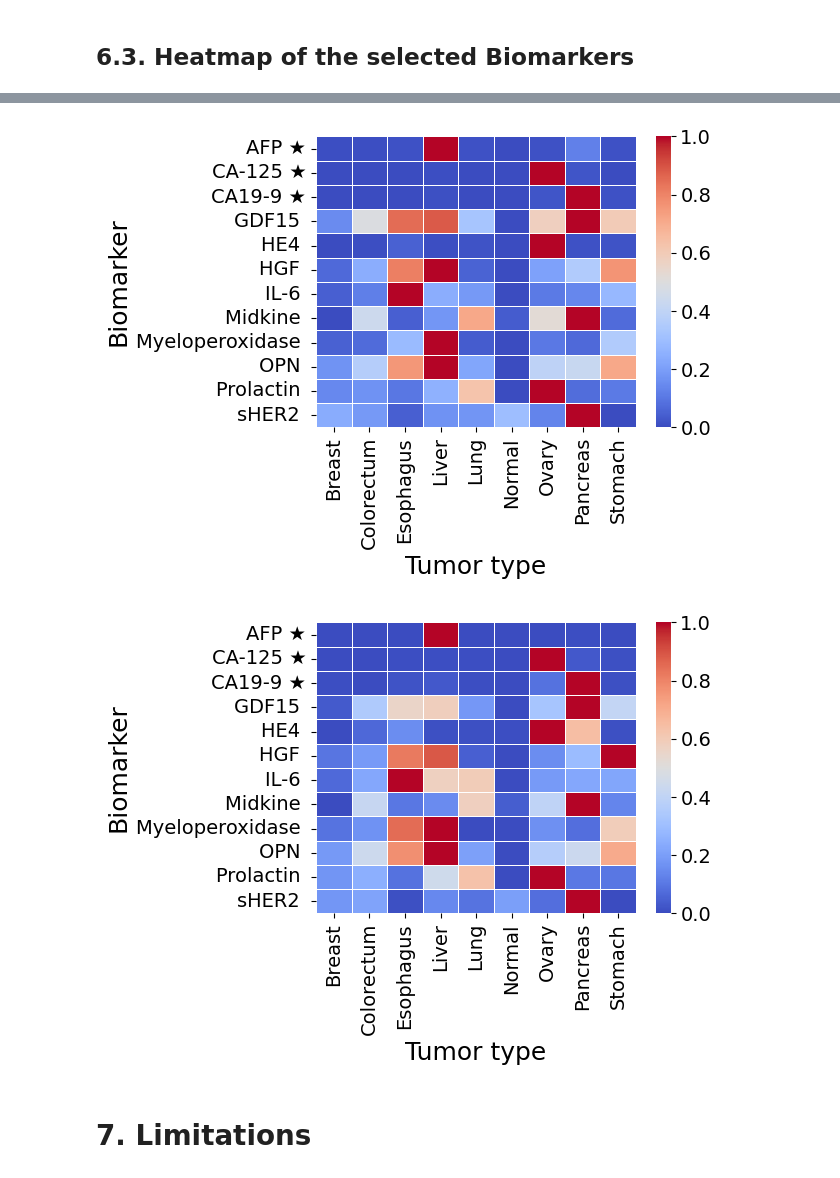
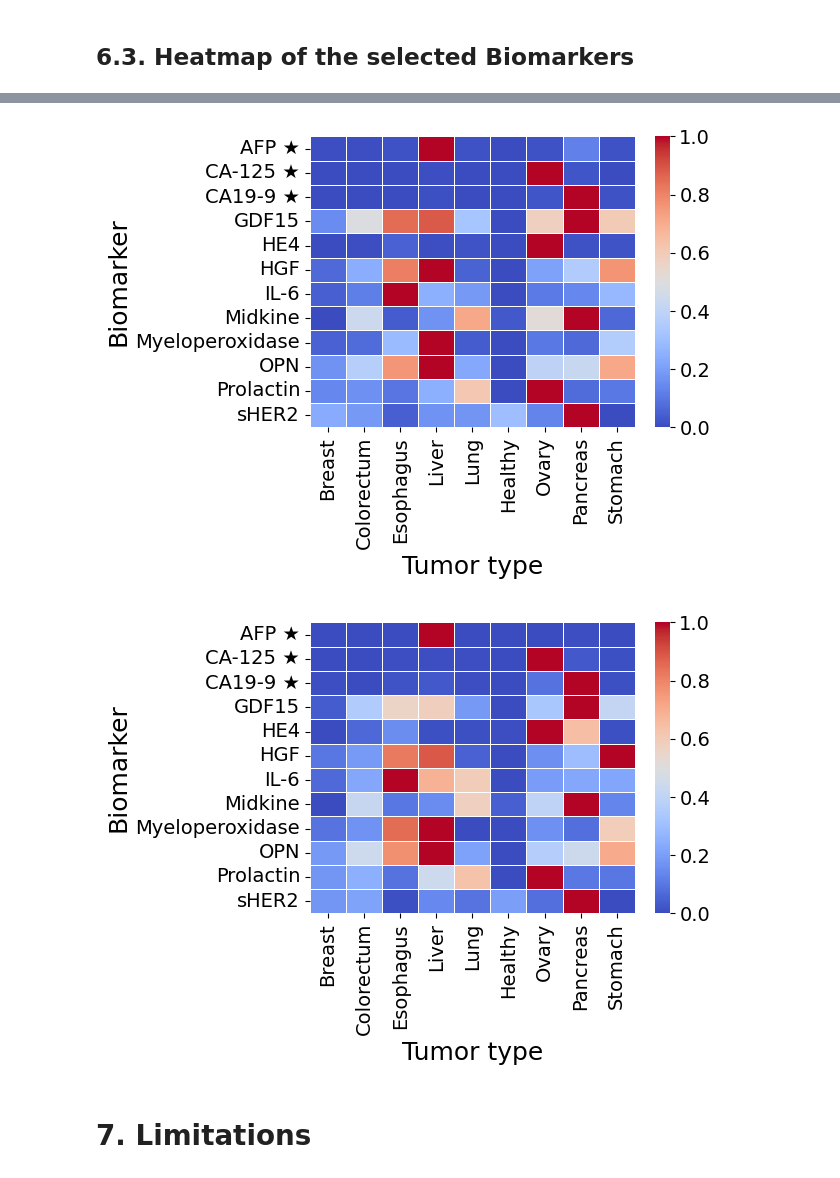
Before and after one commit to subhajitbn/Cancer-Biomarkers-from-Clinical-Data, a Jupyter notebook: tutorial.ipynb, the cells around one changed output, grey strips where cells are left out. Cells and saved outputs as stored; diff of their text form; code cells hidden in the pictures.

```diff
--- a/tutorial.ipynb
+++ b/tutorial.ipynb
@@ -1488,6 +1499,8 @@ df_q3 = df[df["Quartile"] == "Q3"].pivot(index="Biomarker", columns="Tumor_type"
 df_q2_norm = df_q2.apply(lambda x: (x - x.min()) / (x.max() - x.min()), axis=1)
 df_q3_norm = df_q3.apply(lambda x: (x - x.min()) / (x.max() - x.min()), axis=1)
 
+df_q2_norm.rename(columns={'Normal':'Healthy'}, inplace=True)
+df_q3_norm.rename(columns={'Normal':'Healthy'}, inplace=True)
 # # Set up the figure
 # fig, axes = plt.subplots(1, 2, figsize=(16, 8))
 
@@ -1504,35 +1517,35 @@ df_q3_norm = df_q3.apply(lambda x: (x - x.min()) / (x.max() - x.min()), axis=1)
 ax1 = sns.heatmap(df_q2_norm,
                  cmap="coolwarm",
                  annot=False,
                  linewidths=0.5)
 plt.xlabel("Tumor type", fontsize=18)
 plt.ylabel("Biomarker", fontsize=18)
 plt.tick_params(axis='x', labelsize=14, labelrotation=90)
 plt.tick_params(axis='y', labelsize=14)
 # Customize the colorbar fontsize
 colorbar1 = ax1.collections[0].colorbar  # Access the colorbar
 colorbar1.ax.tick_params(labelsize=14)  # Set tick label size
 plt.tight_layout()
 plt.savefig("q2_heatmap.pdf", dpi=600, bbox_inches='tight', format='pdf')
 plt.show()
 
 ax2 = sns.heatmap(df_q3_norm,
                  cmap="coolwarm",
                  annot=False,
                  linewidths=0.5)
 plt.xlabel("Tumor type", fontsize=18)
 plt.ylabel("Biomarker", fontsize=18)
 plt.tick_params(axis='x', labelsize=14, labelrotation=90)
 plt.tick_params(axis='y', labelsize=14)
 # Customize the colorbar fontsize
 colorbar2 = ax2.collections[0].colorbar  # Access the colorbar
 colorbar2.ax.tick_params(labelsize=14)  # Set tick label size
 plt.tight_layout()
 plt.savefig("q3_heatmap.pdf", dpi=600, bbox_inches='tight', format='pdf')
 plt.show()
 # %% [output]
-[figure, old version]
+[figure, new version]
-[figure, old version]
+[figure, new version]
 # %% [markdown]
 # 7. Limitations
 # %%
```
Also changed, not shown: parts of 57 cells of this notebook, 17 other files.
